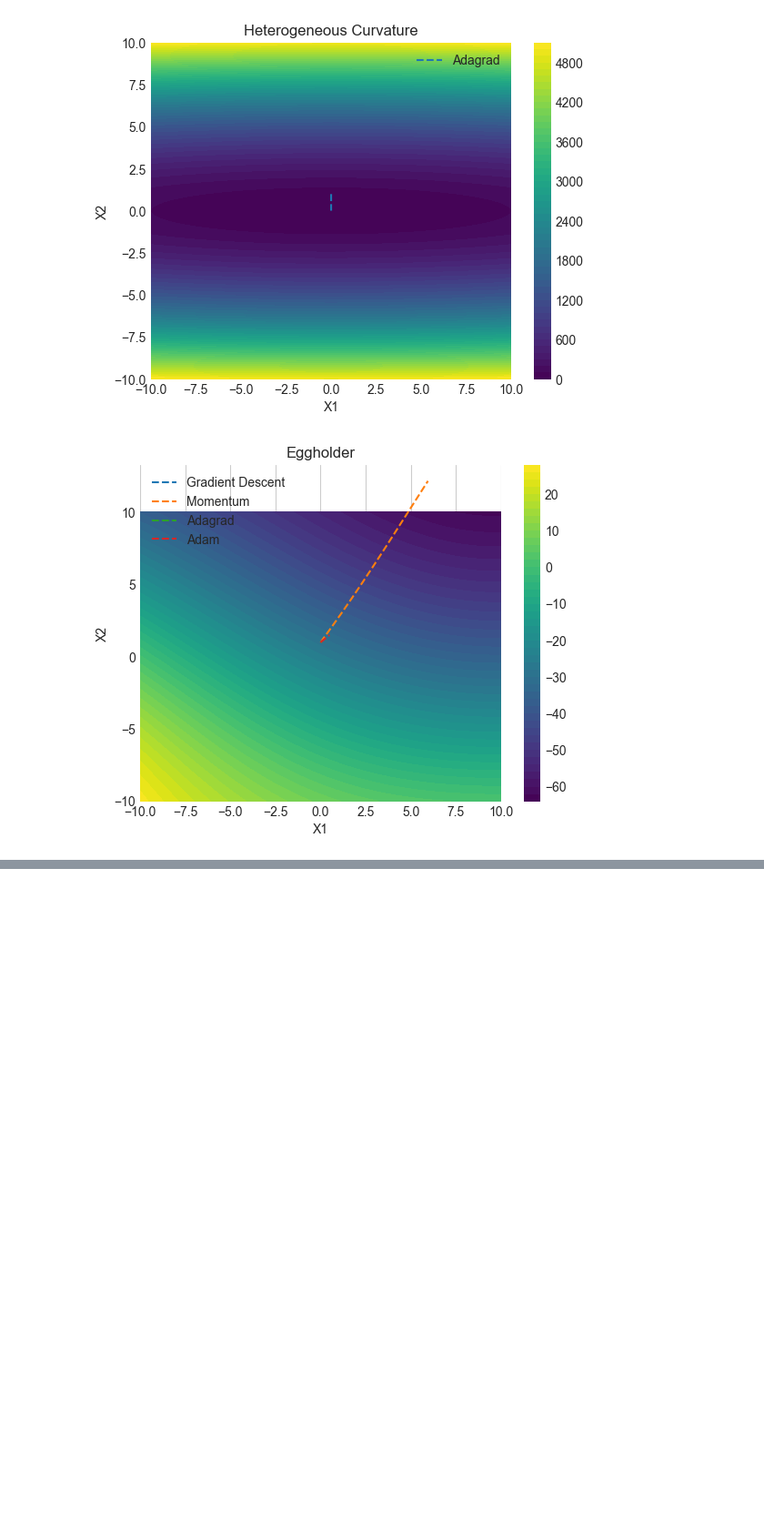
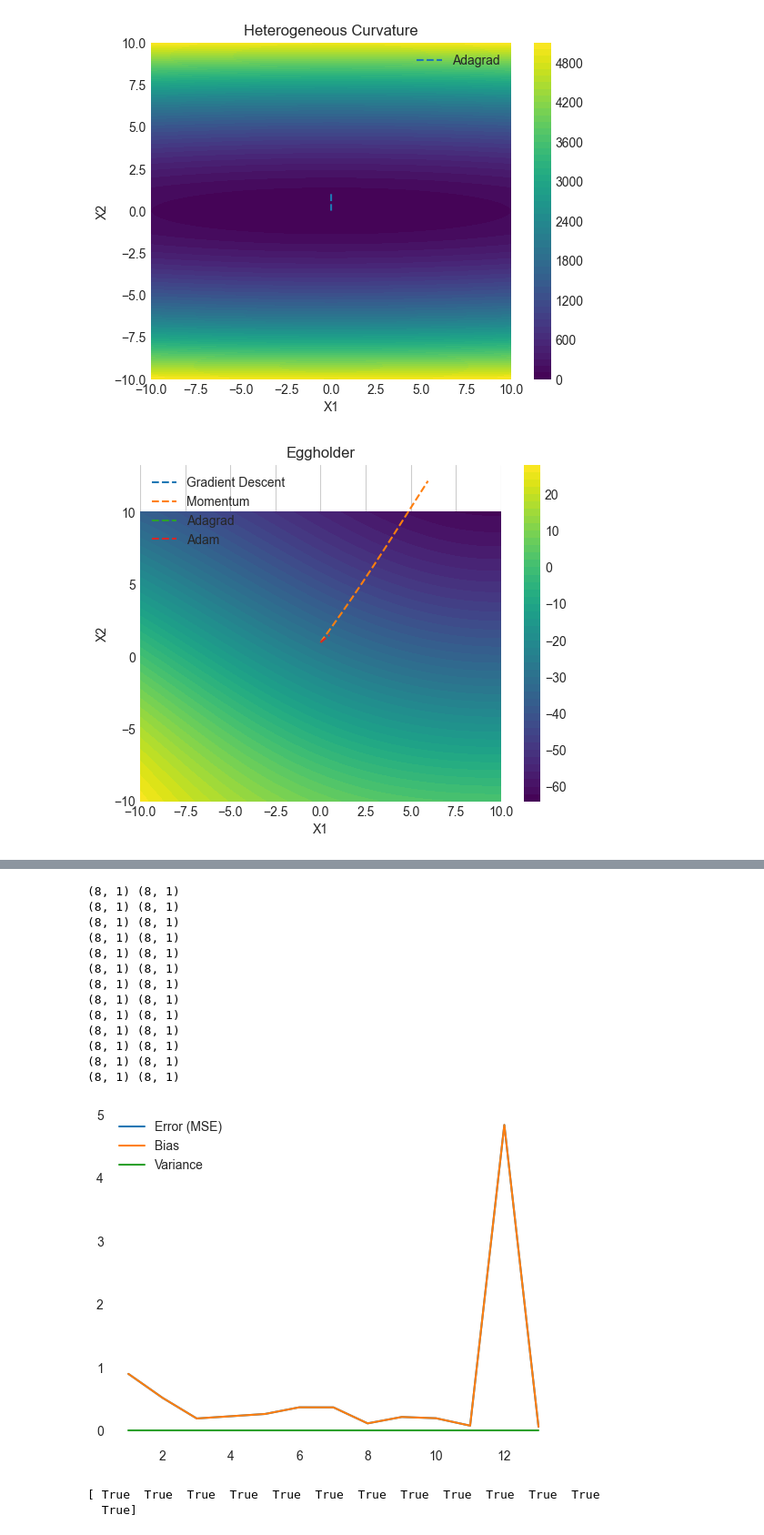
Before and after one commit to Daniel-Haas-B/NeuralQuantumState, a Jupyter notebook: thesis_misc/chapter_covers_plot.ipynb, the cells around one changed output, grey strips where cells are left out. Shown at 91% size. Cells and saved outputs as stored; diff of their text form; code cells hidden in the pictures; blank space fills up the shorter version.

```diff
--- a/thesis_misc/chapter_covers_plot.ipynb
+++ b/thesis_misc/chapter_covers_plot.ipynb
@@ -814,0 +903,65 @@ X, Y = np.meshgrid(x, y)
+# %%
+np.random.seed(2018)
+n = 40
+#n_boostraps = 100
+
+maxdegree = 14  # 15 degree poly
+polydegree = np.array(range(1, maxdegree))
+
+# Make data set.
+x = np.linspace(-3, 3, n).reshape(-1, 1)
+y = np.exp(-x**2) + 1.5 * np.exp(-(x-2)**2) + np.random.normal(0, 0.1, x.shape)
+error = np.zeros(maxdegree-1)
+bias = np.zeros(maxdegree-1)
+variance = np.zeros(maxdegree-1)
+
+X = np.zeros((n, maxdegree))
+for degree in polydegree:
+    X[:, degree] = x[:, 0]**degree
+def MSE(y_data, y_model):
+    n = np.size(y_model)
+    return np.sum((y_data-y_model)**2)/n
+
+from sklearn.metrics import mean_squared_error
+for degree in polydegree:
+    # Split data:
+    X_train, X_test, y_train, y_test = train_test_split(X[:, :degree], y, test_size=0.2)
+    linreg = LinearRegression(fit_intercept=False)
+    linreg.fit(X_train, y_train)
+    y_pred = linreg.predict(X_test)
+    print(y_pred.shape, y_test.shape)
+    # error[degree-1] = mean_squared_error(y_test, y_pred)
+    error[degree-1] = np.mean(MSE(y_test, y_pred))
+    bias[degree-1] = (np.mean((y_test - np.mean(y_pred, axis=1, keepdims=True)) ** 2))
+    variance[degree-1] = np.mean(np.var(y_pred, axis=1))  # np.mean(np.var(y_pred, axis=1, keepdims=True))
+
+    # print('Polynomial degree:', degree)
+    # print('Error (MSE):', error[degree-1])
+    # print('Bias^2:', bias[degree-1])
+    # print('Var:', variance[degree-1])
+    # print('{} >= {} + {} = {}'.format(error[degree-1], bias[degree-1], variance[degree-1], bias[degree-1] + variance[degree-1]))
+    #print(np.shape(np.mean(y_pred, axis=1, keepdims=True)))
+
+plt.plot(polydegree, error, label='Error (MSE)')
+plt.plot(polydegree, bias, label='Bias')
+plt.plot(polydegree, variance, label='Variance')
+plt.legend()
+plt.show()
+print(error == bias)
+# %% [output]
+(8, 1) (8, 1)
+(8, 1) (8, 1)
+(8, 1) (8, 1)
+(8, 1) (8, 1)
+(8, 1) (8, 1)
+(8, 1) (8, 1)
+(8, 1) (8, 1)
+(8, 1) (8, 1)
+(8, 1) (8, 1)
+(8, 1) (8, 1)
+(8, 1) (8, 1)
+(8, 1) (8, 1)
+(8, 1) (8, 1)
+[figure, added]
+[ True  True  True  True  True  True  True  True  True  True  True  True
+  True]
```
Also changed, not shown: parts of 3 cells of this notebook, 9 other files.
